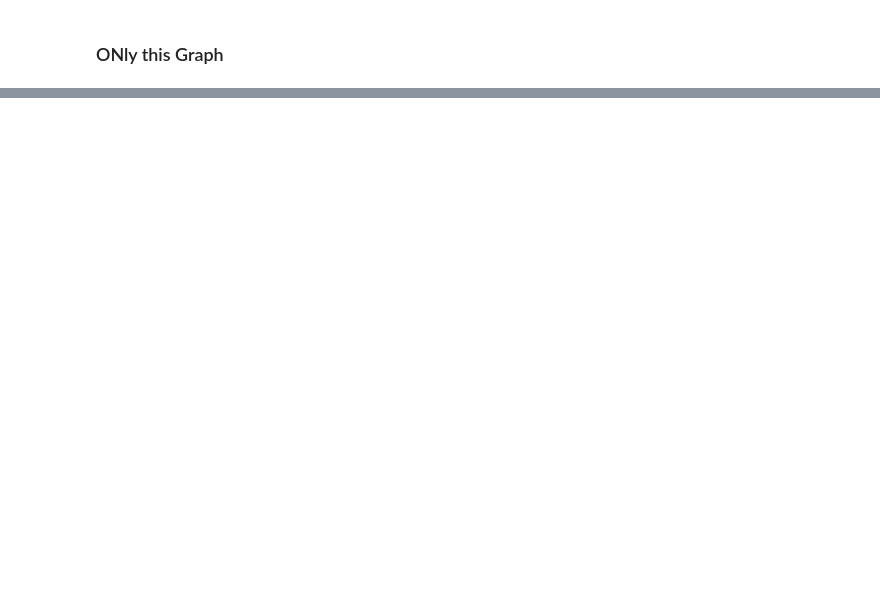
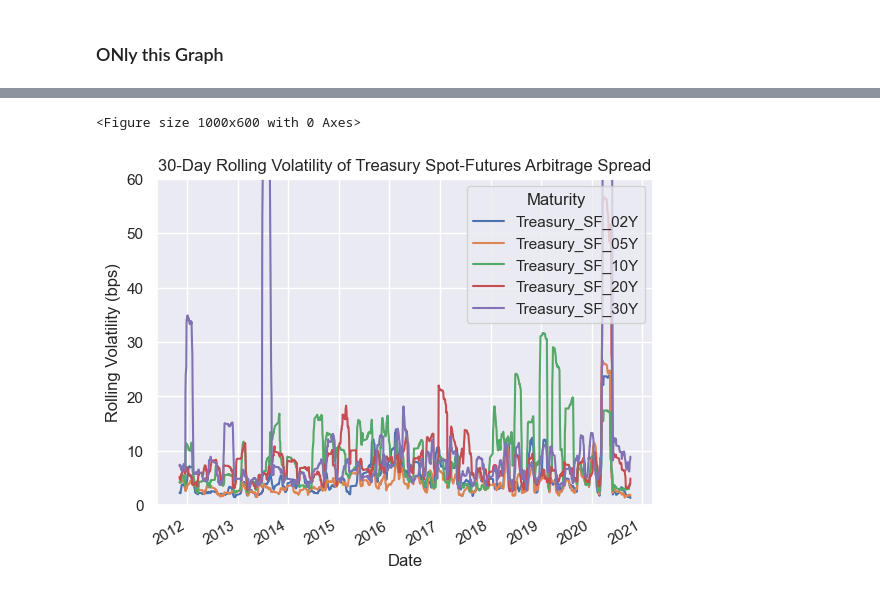
Before and after one commit to jmbejara/p12_treasury_sf_arb, a Jupyter notebook: src/01_explore_basis_trade_data.ipynb, the cells around one changed output, grey strips where cells are left out. Cells and saved outputs as stored; diff of their text form; code cells hidden in the pictures; blank space fills up the shorter version.

```diff
--- a/src/01_explore_basis_trade_data.ipynb
+++ b/src/01_explore_basis_trade_data.ipynb
@@ -73,3 +155,25 @@ plt.show()
+# %%
+# Compute rolling 30-day standard deviation (volatility)
+rolling_volatility = filtered_df.rolling(window=30).std()
+
+# Plot rolling volatility
+plt.figure(figsize=(10,6))
+rolling_volatility.plot()
+
+# Set plot title and labels
+plt.title("30-Day Rolling Volatility of Treasury Spot-Futures Arbitrage Spread")
+plt.xlabel("Date")
+plt.ylabel("Rolling Volatility (bps)")
+plt.ylim(0, 60)
+
+# Show legend
+plt.legend(title="Maturity", loc="upper right")
+
+# Show the plot
+plt.show()
+# %% [output]
+<Figure size 1000x600 with 0 Axes>
+[figure, added]
 # %%
 filtered_df = (
     df
```
Also changed, not shown: parts of 15 cells of this notebook, 1 other file.
